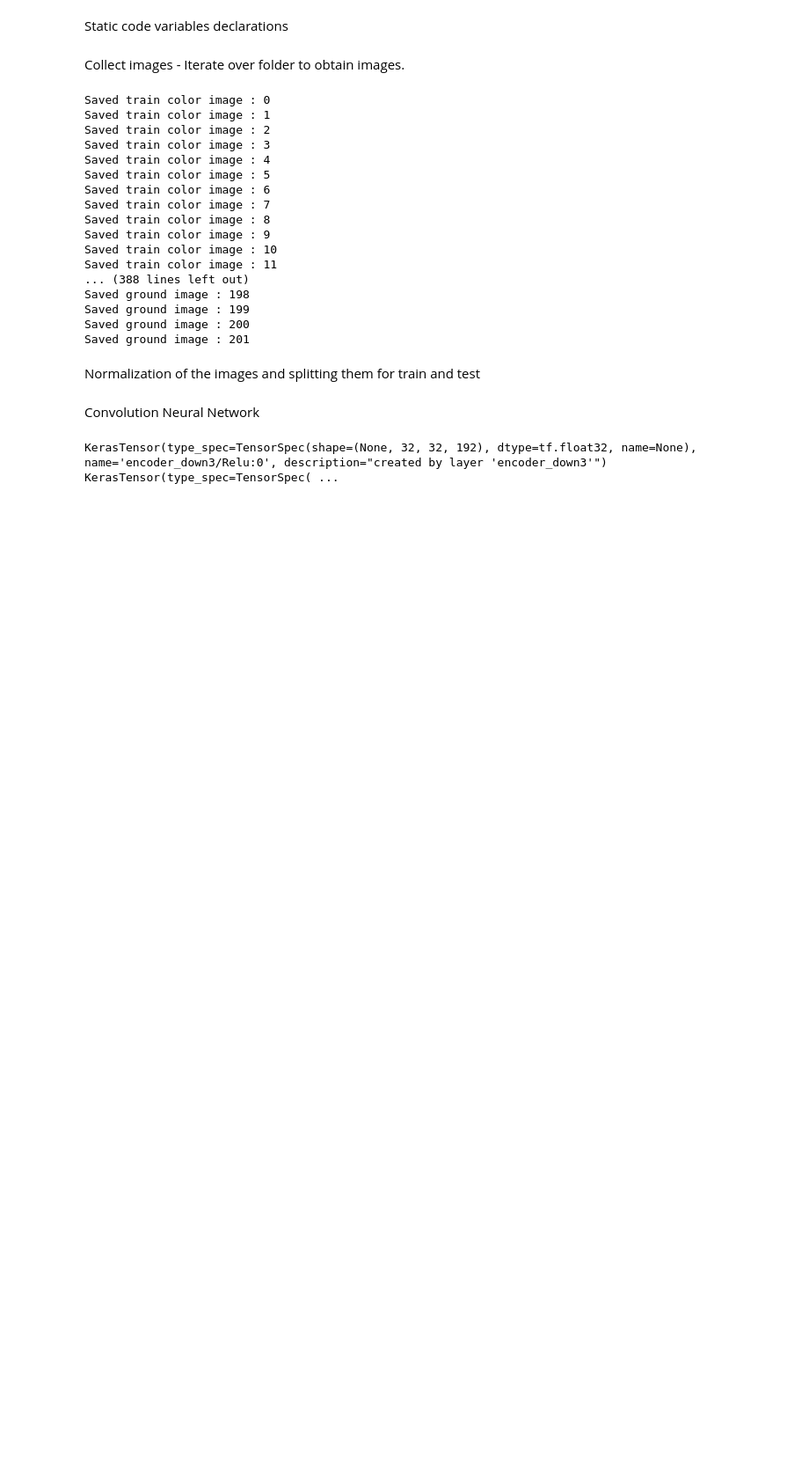
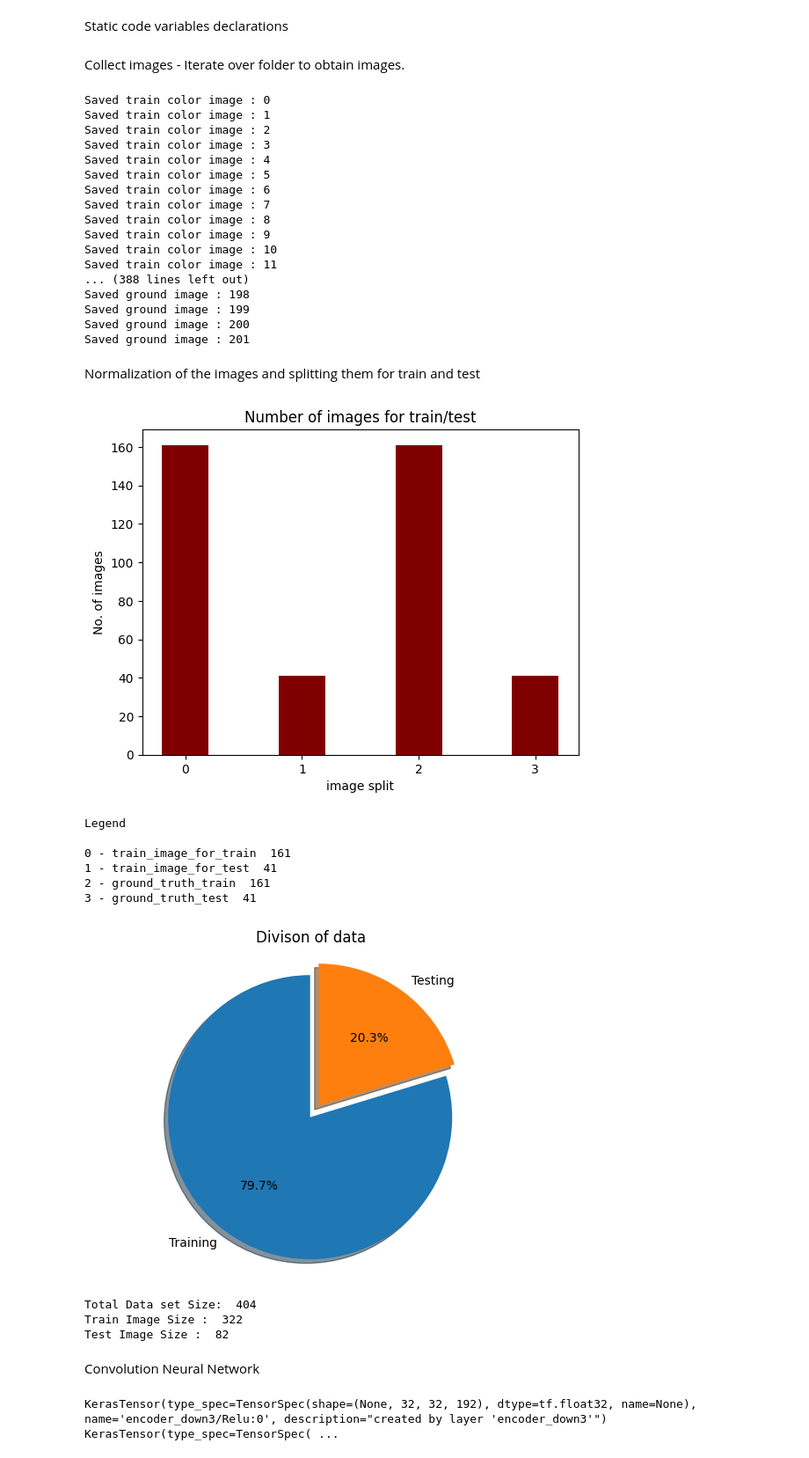
Before and after one commit to sivamjsk/COMP-6771-Project, a Jupyter notebook: WhiteBalancerCNN.ipynb, the cells around one changed output. Shown: that part at 88% size. Cells and saved outputs as stored; diff of their text form; code cells hidden in the pictures; blank space fills up the shorter version.

```diff
--- a/WhiteBalancerCNN.ipynb
+++ b/WhiteBalancerCNN.ipynb
@@ -82,11 +85,54 @@ Normalization of the images and splitting them for train and test
 # %%
 train_images = (np.array(train_images))/255
 ground_truth_images = (np.array(ground_truth_images))/255
-train_image_for_train, train_image_for_test, ground_truth_train, ground_truth_test = train_test_split(train_images, ground_truth_images, test_size=0.1)
+train_image_for_train, train_image_for_test, ground_truth_train, ground_truth_test = train_test_split(train_images, ground_truth_images, test_size=0.2)
 #print(len(train_image_for_train))
 #print(len(train_image_for_test))
 #print(len(ground_truth_train))
 #print(len(ground_truth_test))
+# %%
+data = {'0':len(train_image_for_train), "1":len(train_image_for_test), '2':len(ground_truth_train),"3":len(ground_truth_test)}
+images = list(data.keys())
+values = list(data.values())
+plt.bar(images, values, color ='maroon',width = 0.4)
+plt.xlabel("image split")
+plt.ylabel("No. of images")
+plt.title("Number of images for train/test")
+plt.show()
+
+print("Legend\n")
+print("0 - train_image_for_train ",len(train_image_for_train))
+print("1 - train_image_for_test ",len(train_image_for_test))
+print("2 - ground_truth_train ",len(ground_truth_train))
+print("3 - ground_truth_test ",len(ground_truth_test))
+
+labels = 'Training', 'Testing'
+
+sizes = [len(train_image_for_train) + len(ground_truth_train), len(train_image_for_test) + len(ground_truth_test)]
+explode = (0, 0.1)  # only "explode" the 2nd slice (i.e. 'Hogs')
+
+fig1, ax1 = plt.subplots()
+ax1.pie(sizes, explode=explode, labels=labels, autopct="%1.1f%%",
+        shadow=True, startangle=90)
+ax1.axis('equal')
+plt.title("Divison of data")
+plt.show()
+
+print("Total Data set Size: ",len(train_image_for_train) + len(ground_truth_train) + len(train_image_for_test) + len(ground_truth_test))
+print("Train Image Size : ",len(train_image_for_train) + len(ground_truth_train) )
+print("Test Image Size : ",len(train_image_for_test) + len(ground_truth_test))
+# %% [output]
+[figure, added]
+Legend
+
+0 - train_image_for_train  161
+1 - train_image_for_test  41
+2 - ground_truth_train  161
+3 - ground_truth_test  41
+[figure, added]
+Total Data set Size:  404
+Train Image Size :  322
+Test Image Size :  82
 # %% [markdown]
 Convolution Neural Network
 # %%
```
Also changed, not shown: parts of 1 cell of this notebook.
